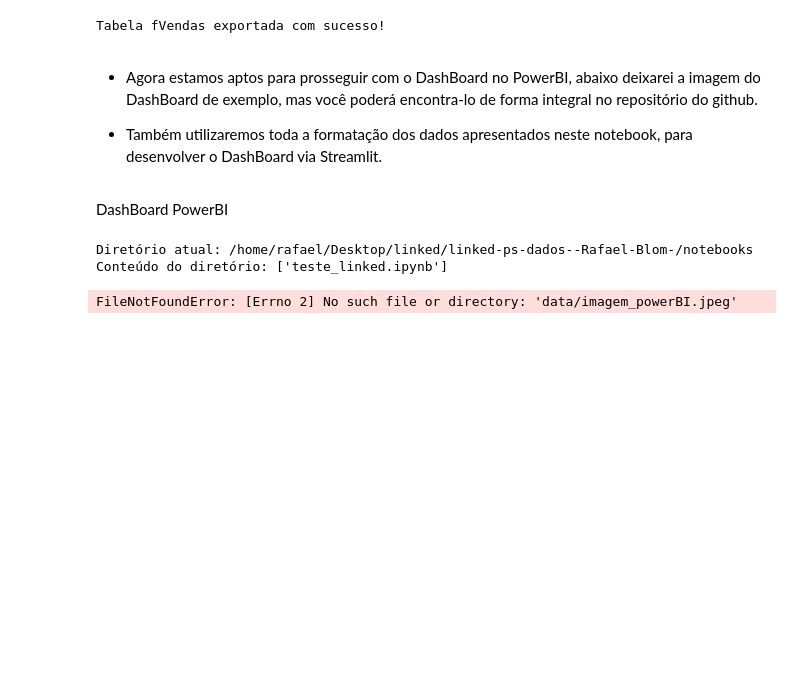
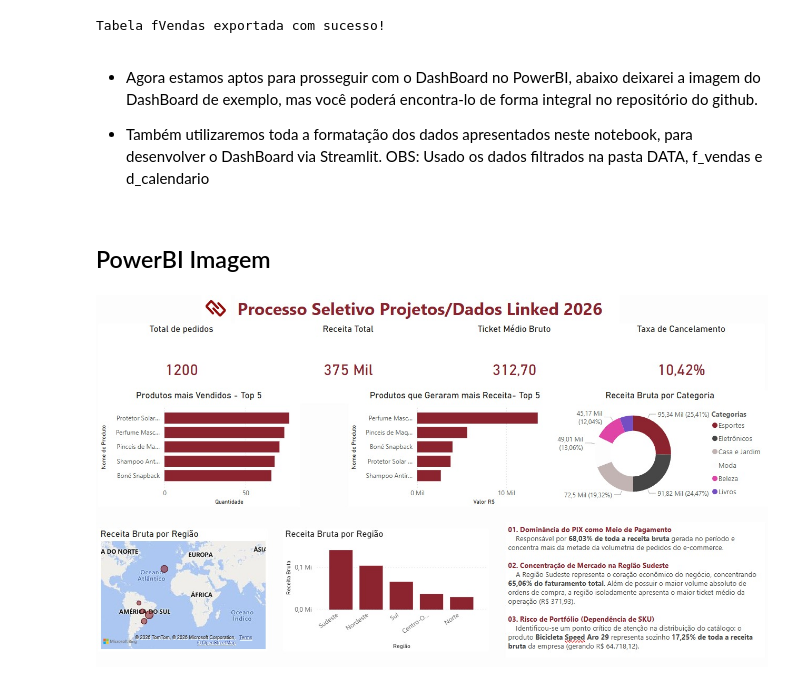
Before and after one commit to rafa0107/linked-ps-dados--Rafael-Blom-, a Jupyter notebook: notebooks/teste_linked.ipynb, the cells around one changed output. Drawn from its saved outputs; the diff is of its cells as text; code cells hidden in the pictures; blank space fills up the shorter version.

```diff
--- a/notebooks/teste_linked.ipynb
+++ b/notebooks/teste_linked.ipynb
@@ -366,26 +366,12 @@ Tabela fVendas exportada com sucesso!
 - Agora estamos aptos para prosseguir com o DashBoard no PowerBI, abaixo deixarei a imagem do DashBoard de exemplo, mas você poderá encontra-lo de forma integral no repositório do github.
 
 - Também utilizaremos toda a formatação dos dados apresentados neste notebook, para desenvolver o DashBoard via Streamlit.
+    OBS: Usado os dados filtrados na pasta DATA, f_vendas e d_calendario
 # %% [markdown]
-DashBoard PowerBI
+## <span>PowerBI Imagem</span>
-# %%
-import os
-
-# Mostra onde o Jupyter acha que está trabalhando
-print("Diretório atual:", os.getcwd())
-
-# Lista tudo o que tem na pasta atual para ver se a pasta 'data' aparece
-print("Conteúdo do diretório:", os.listdir('.'))
-
-# Se a pasta 'data' aparecer na lista, vamos ver o que tem dentro dela:
-if 'data' in os.listdir('.'):
-    print("Conteúdo da pasta data:", os.listdir('data'))
-# %% [output]
-Diretório atual: /home/rafael/Desktop/linked/linked-ps-dados--Rafael-Blom-/notebooks
-Conteúdo do diretório: ['teste_linked.ipynb']
 # %%
 from IPython.display import Image
 
-Image(filename='data/imagem_powerBI.jpeg')
+Image(filename='../data/imagem_powerBI.jpeg')
 # %% [output]
-FileNotFoundError: [Errno 2] No such file or directory: 'data/imagem_powerBI.jpeg'
+[figure, added]
```
Also changed, not shown: parts of 5 cells of this notebook, 5 other files.
